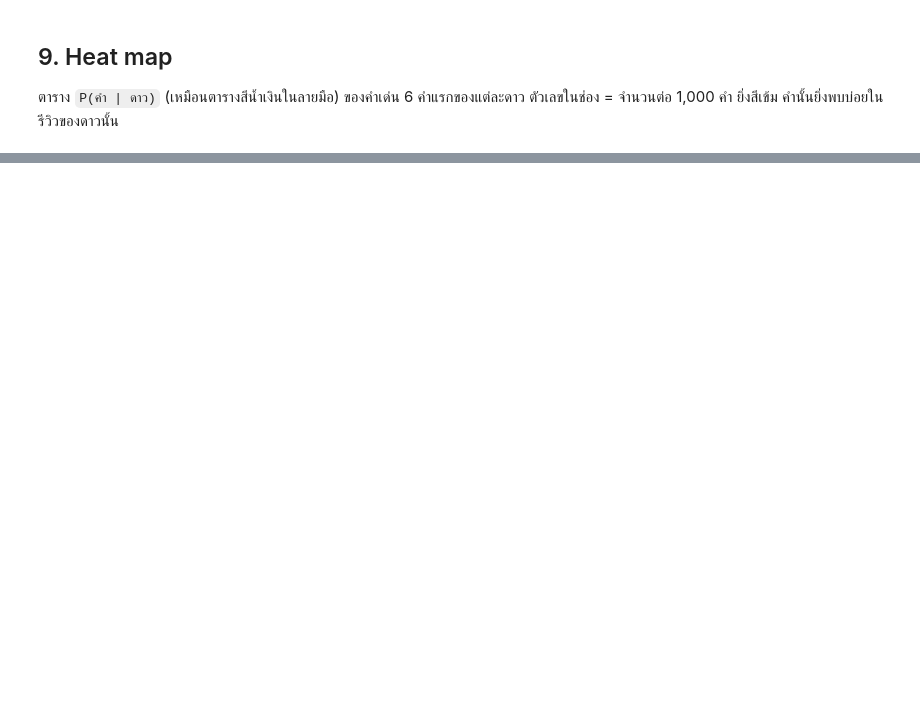
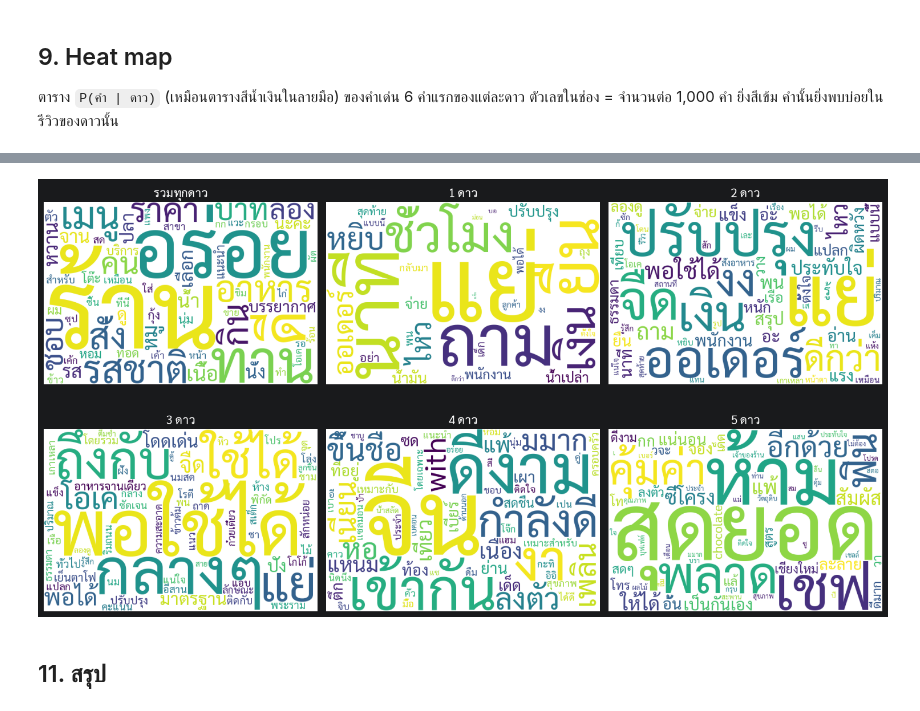
Before and after one commit to IdeaMee/Naive_Bayes_Thai_Review, a Jupyter notebook: NB_Thai_Review.ipynb, the cells around one changed output, grey strips where cells are left out. Cells and saved outputs as stored; diff of their text form; code cells hidden in the pictures; blank space fills up the shorter version.

Commit message:
notebook: word cloud 6 รูป + สรุป + บันทึกผลลัพธ์

```diff
--- a/NB_Thai_Review.ipynb
+++ b/NB_Thai_Review.ipynb
@@ -223,0 +264,24 @@ plt.show()
+# %%
+def make_cloud(freq):
+  return WordCloud(font_path=FONT, width=600, height=400, background_color='white',
+                   max_words=60, random_state=0).generate_from_frequencies(freq)
+
+clouds = []
+top = np.argsort(-total)[:100]
+clouds.append(('รวมทุกดาว', {words[i]: float(total[i]) for i in top}))
+for s in range(5):
+  score = distinct_score(s)
+  top = np.argsort(-score)[:60]
+  clouds.append(('%d ดาว' % (s + 1), {words[i]: float(score[i]) for i in top if score[i] > 0}))
+
+fig, axes = plt.subplots(2, 3, figsize=(15, 8.5))
+for ax, (title, freq) in zip(axes.flatten(), clouds):
+  ax.imshow(make_cloud(freq))
+  ax.set_title(title, fontsize=15)
+  ax.axis('off')
+plt.tight_layout()
+plt.show()
+# %% [output]
+[figure, added]
+# %% [markdown]
+## 11. สรุป
```
Also changed, not shown: parts of 11 cells of this notebook.
